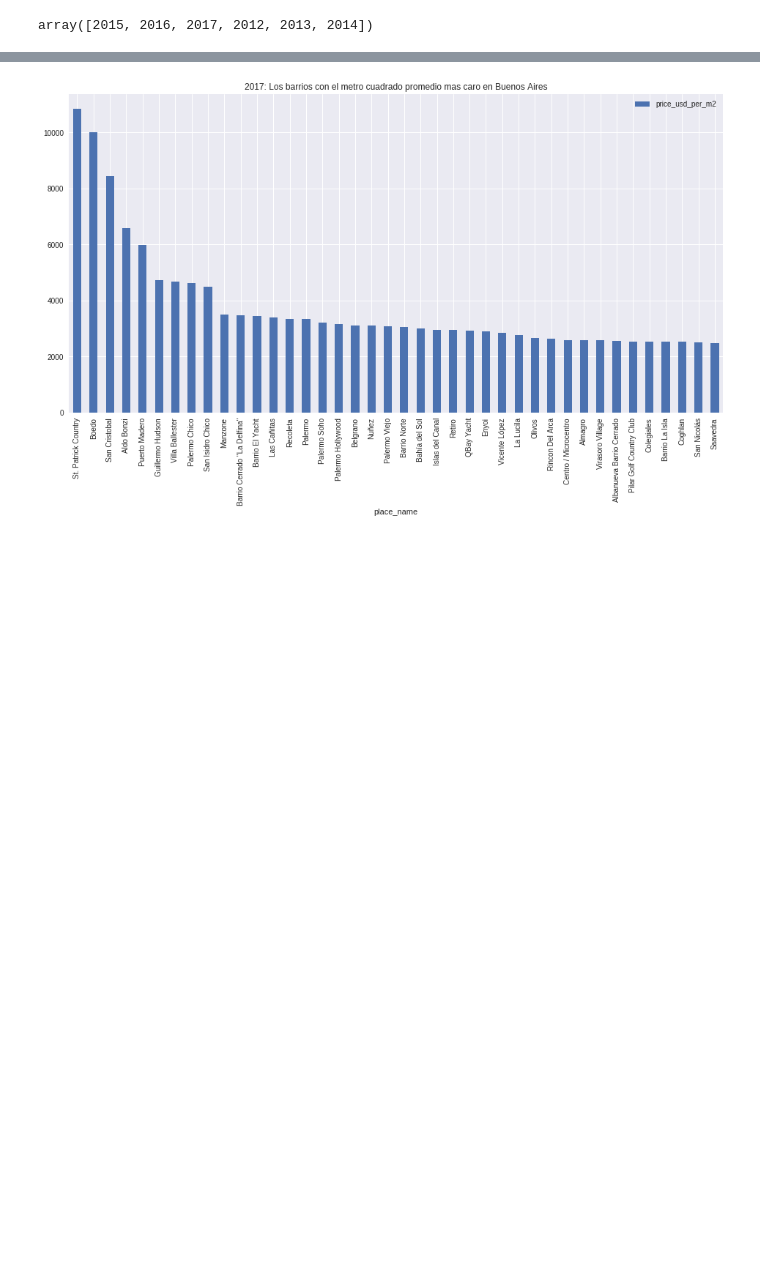
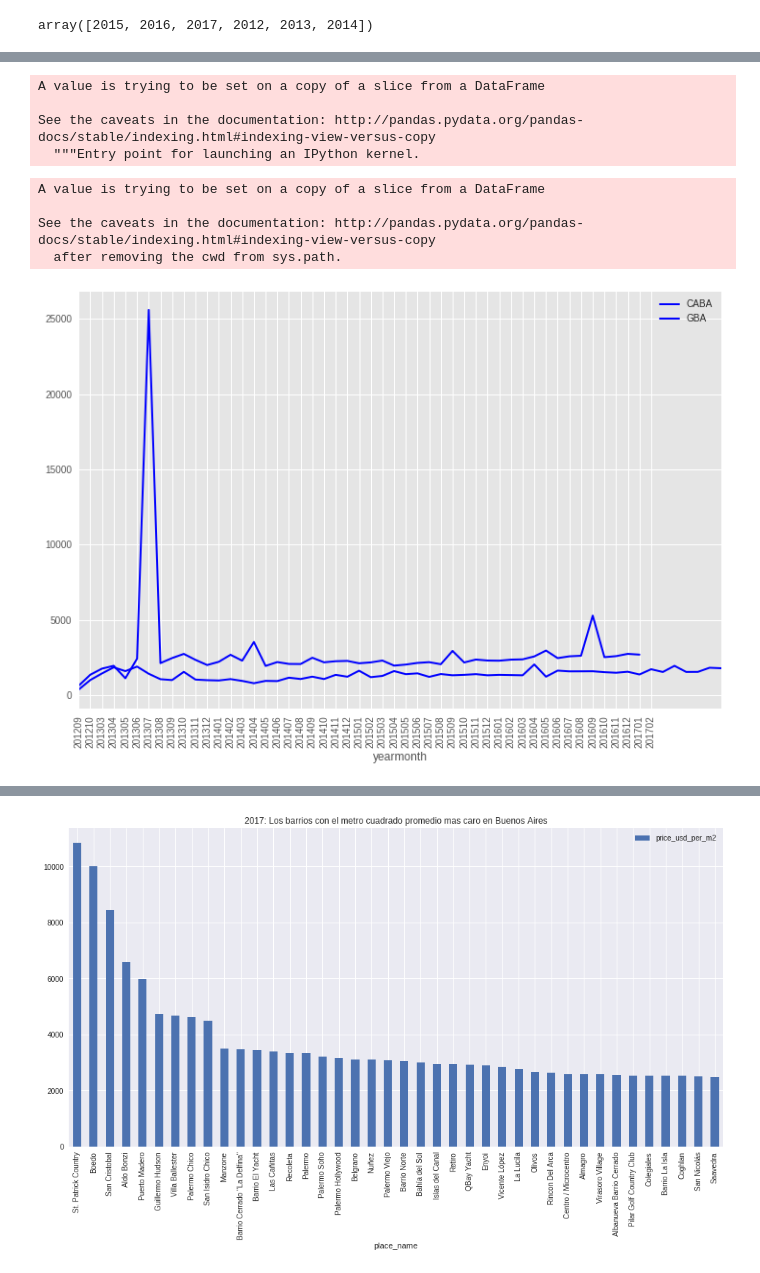
Before and after one commit to ariel55/survivingdata, a Jupyter notebook: Tp1_sherly.ipynb, the cells around one changed output, grey strips where cells are left out. Drawn from its saved outputs; the diff is of its cells as text; code cells hidden in the pictures; blank space fills up the shorter version.

Commit message:
agregando visualizacion

```diff
--- a/Tp1_sherly.ipynb
+++ b/Tp1_sherly.ipynb
@@ -507,10 +507,15 @@ array([2015, 2016, 2017, 2012, 2013, 2014])
 # %%
 # como fueron cambiados los precios de acuerdo a su fecha de creacion por state_name
 
-visualizacion=publicacion_Total[['Year','Month','state_name','price_usd_per_m2']]
+
+visualizacion=publicacion_Total[["Year","Month","state_name","price_usd_per_m2","created_on"]]
+visualizacion["created_on"]=pd.to_datetime(visualizacion.created_on,format="%Y-%m-%d")
+visualizacion["yearmonth"]=visualizacion["created_on"].apply(lambda x:x.strftime('%Y%m'))
+
 #visualizacionCF=visualizacion.loc[visualizacion.state_name.str.contains('Capital Federal'),:]
-#visualizacionCF
+#visualizacionCF.drop(["state_name"],axis=1,inplace=True)
 #visualizacionGBA=visualizacion.loc[visualizacion.state_name.str.contains('Bs.As.'),:]
-#visualizacionGBA
-visualizacion.state_name.unique()
+#visualizacionGBA.drop(["state_name"],axis=1,inplace=True)
+
+visualizacion
 # %% [output]
@@ -518,0 +562,37 @@ array(['Bs.As. G.B.A. Zona Oeste', 'Bs.As. G.B.A. Zona Sur',
+# %%
+visualizacion.drop(["Year","Month","created_on"],axis=1,inplace=True)
+# %% [output]
+A value is trying to be set on a copy of a slice from a DataFrame
+
+See the caveats in the documentation: http://pandas.pydata.org/pandas-docs/stable/indexing.html#indexing-view-versus-copy
+  """Entry point for launching an IPython kernel.
+# %%
+#promedioCABA=visualizacion.loc[visualizacion.state_name.str.contains('Capital Federal'),\
+#                 ['promedio','yearmonth']].groupby('yearmonth').mean()
+#promedioCABA
+promedioCABA=visualizacion.loc[visualizacion.state_name.str.contains('Capital Federal')].groupby('yearmonth').mean()
+promedioGBA=visualizacion.loc[visualizacion.state_name.str.contains('Bs.As.')].groupby('yearmonth').mean()
+# %%
+import matplotlib
+matplotlib.style.use('ggplot')
+plt.figure()
+visualizacion.dropna(subset=['yearmonth'],inplace=True)
+
+promedioCABA.loc[:,"price_usd_per_m2"].plot(color='blue',rot=90,xticks=range(0,50), \
+                 linewidth=2,figsize=(12,8),label='CABA');
+
+promedioGBA.loc[:,"price_usd_per_m2"].plot(color='blue',rot=90,xticks=range(0,50), \
+                 linewidth=2,figsize=(12,8),label='GBA');
+
+
+
+plt.legend();
+plt.title("")
+plt.xticks(range(0,50))
+plt.show();
+# %% [output]
+A value is trying to be set on a copy of a slice from a DataFrame
+
+See the caveats in the documentation: http://pandas.pydata.org/pandas-docs/stable/indexing.html#indexing-view-versus-copy
+  after removing the cwd from sys.path.
+[figure, added]
```
Also changed, not shown: parts of 3 cells of this notebook.
